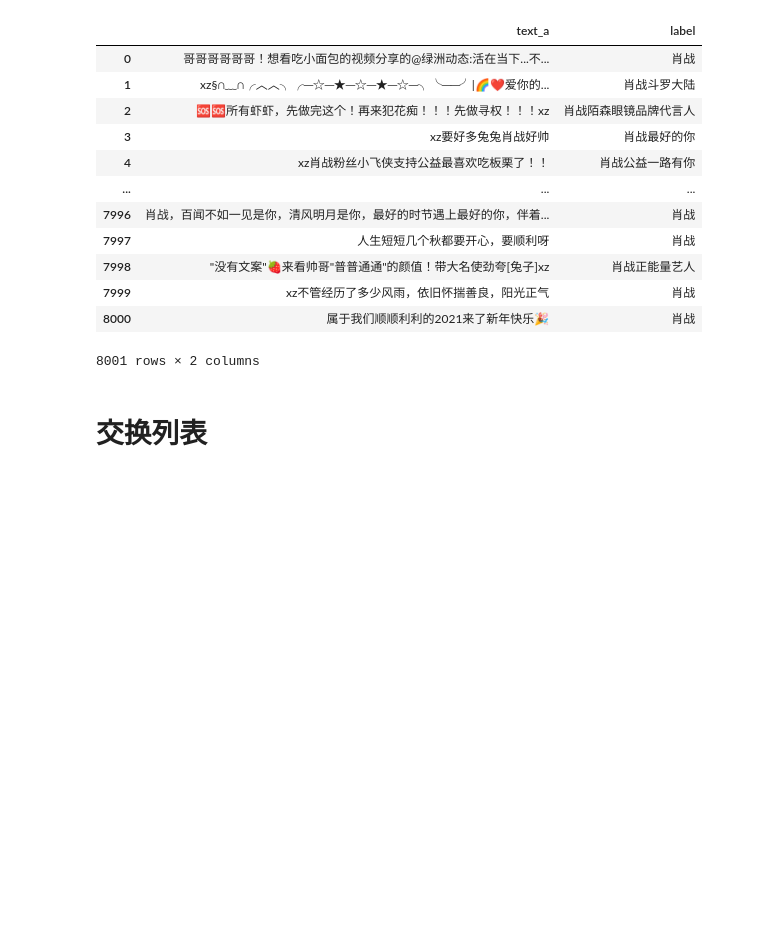
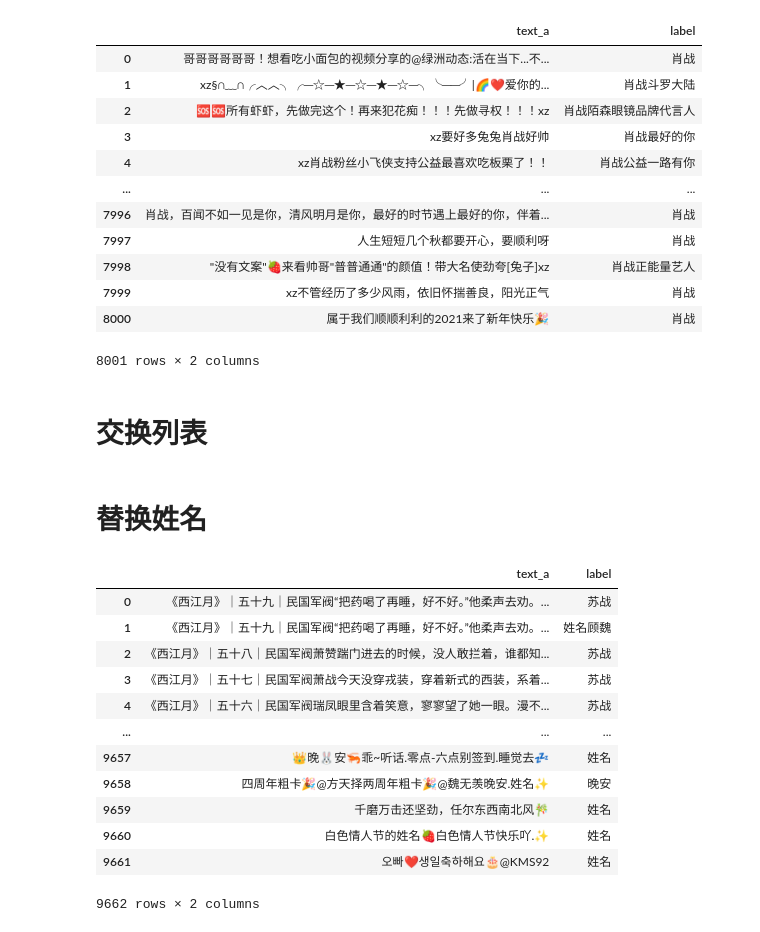
Before and after one commit to mayingwuhu/ghost-on-web, a Jupyter notebook: data_clean/微博清洗.ipynb, the cells around one changed output. Drawn from its saved outputs; the diff is of its cells as text; code cells hidden in the pictures; blank space fills up the shorter version.

```diff
--- a/data_clean/微博清洗.ipynb
+++ b/data_clean/微博清洗.ipynb
@@ -525,3 +525,44 @@ train.to_csv("data/lt/train.csv")
 dev.to_csv("data/lt/dev.csv", encoding='utf-8')
 train.to_csv("data/lt/train.txt", sep='\t',index=False)
 dev.to_csv("data/lt/dev.txt", sep='\t',index=False)
+# %% [markdown]
+# 替换姓名
+# %%
+import pandas as pd
+import re
+
+data = pd.read_csv("all_tag_clean.csv")
+df = pd.DataFrame(data, columns=["text_a", "label"])
+
+def sub_name(x):
+    x = str(x)
+    x = re.sub(r'肖战|肖先生|肖肖|xz|肖哥|肖朋友|肖兔子|肖兔兔|肖总|老肖|小赞|小肖|战肖|肖禁|肖演员|肖不修|肖小厨','姓名', x)
+    return x
+df['label'] = df['label'].apply(sub_name)
+df['text_a'] = df['text_a'].apply(sub_name)
+
+
+df = df.sample(frac=1.0)
+df.reset_index(drop=True, inplace=True)
+train = df.loc[0:8000]
+dev = df.loc[8000:]
+train.to_csv("data/name/train.csv")
+dev.to_csv("data/name/dev.csv", encoding='utf-8')
+train.to_csv("data/name/train.txt", sep='\t',index=False)
+dev.to_csv("data/name/dev.txt", sep='\t',index=False)
+# %%
+df
+# %% [output]
+|  | text_a | label |
+| 0 | 《西江月》｜五十九｜民国军阀“把药喝了再睡，好不好。”他柔声去劝。... | 苏战 |
+| 1 | 《西江月》｜五十九｜民国军阀“把药喝了再睡，好不好。”他柔声去劝。... | 姓名顾魏 |
+| 2 | 《西江月》｜五十八｜民国军阀萧赞踹门进去的时候，没人敢拦着，谁都知... | 苏战 |
+| 3 | 《西江月》｜五十七｜民国军阀萧战今天没穿戎装，穿着新式的西装，系着... | 苏战 |
+| 4 | 《西江月》｜五十六｜民国军阀瑞凤眼里含着笑意，寥寥望了她一眼。漫不... | 苏战 |
+| ... | ... | ... |
+| 9657 | 👑晚🐰安🦐乖~听话.零点-六点别签到.睡觉去💤 | 姓名 |
+| 9658 | 四周年粗卡🎉@方天择两周年粗卡🎉@魏无羡晚安.姓名✨ | 晚安 |
+| 9659 | 千磨万击还坚劲，任尔东西南北风🎋 | 姓名 |
+| 9660 | 白色情人节的姓名🍓白色情人节快乐吖.✨ | 姓名 |
+| 9661 | 오빠❤️생일축하해요🎂@KMS92 | 姓名 |
+9662 rows × 2 columns
```
Also changed, not shown: 4 other files.
